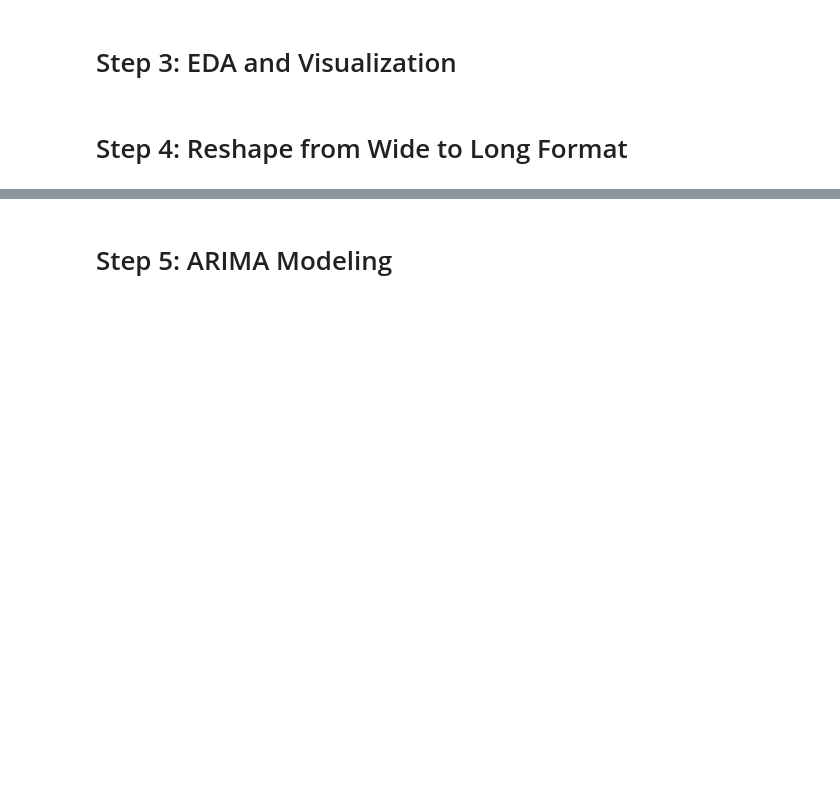
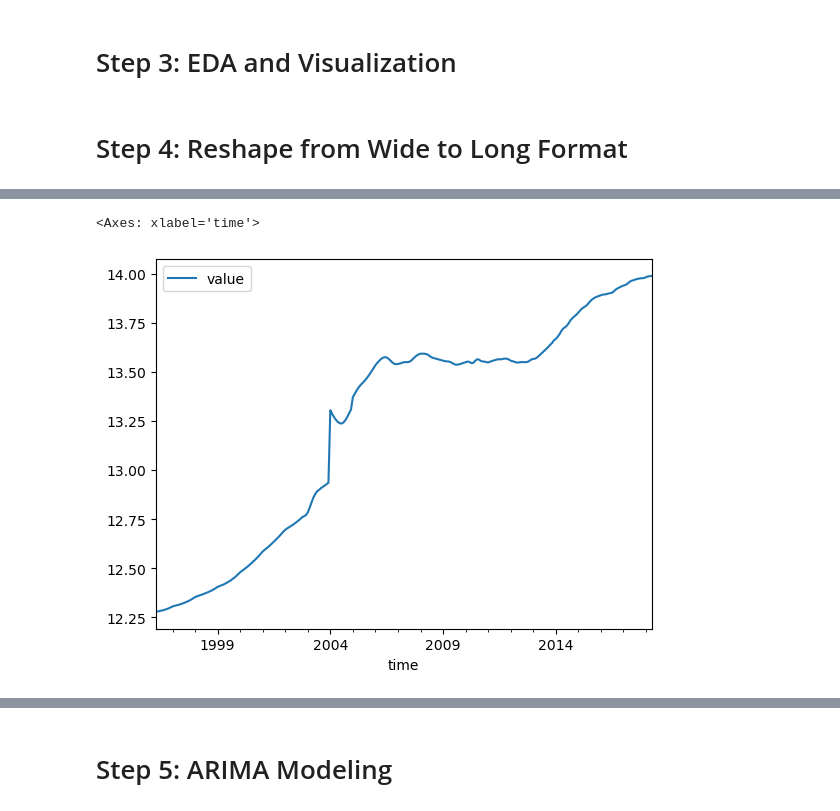
Before and after one commit to hannahdallas/zillow_time_series_model, a Jupyter notebook: notebook.ipynb, the cells around one changed output, grey strips where cells are left out. Cells and saved outputs as stored; diff of their text form; code cells hidden in the pictures; blank space fills up the shorter version.

```diff
--- a/notebook.ipynb
+++ b/notebook.ipynb
@@ -149,0 +311,7 @@ melt_data(df)
+# %%
+# log transform to get rid of heteroscendasticity
+ts_log=np.log(ts)
+ts_log.plot()
+# %% [output]
+<Axes: xlabel='time'>
+[figure, added]
```
Also changed, not shown: parts of 34 cells of this notebook.
